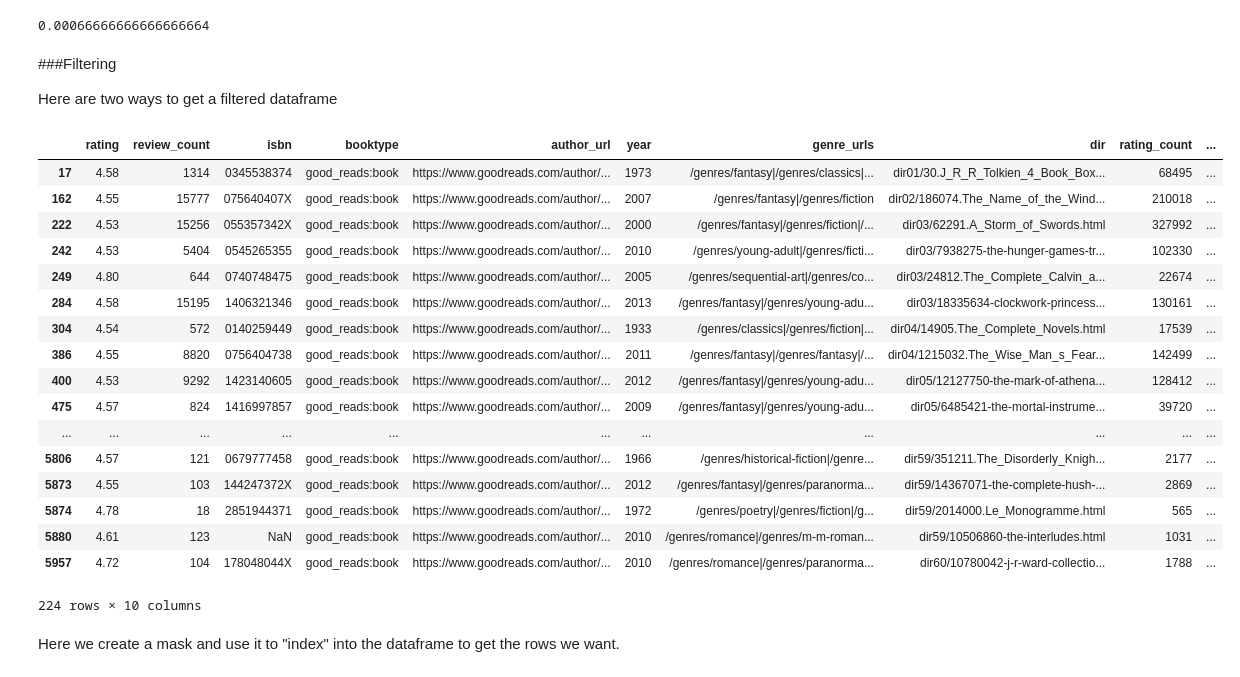
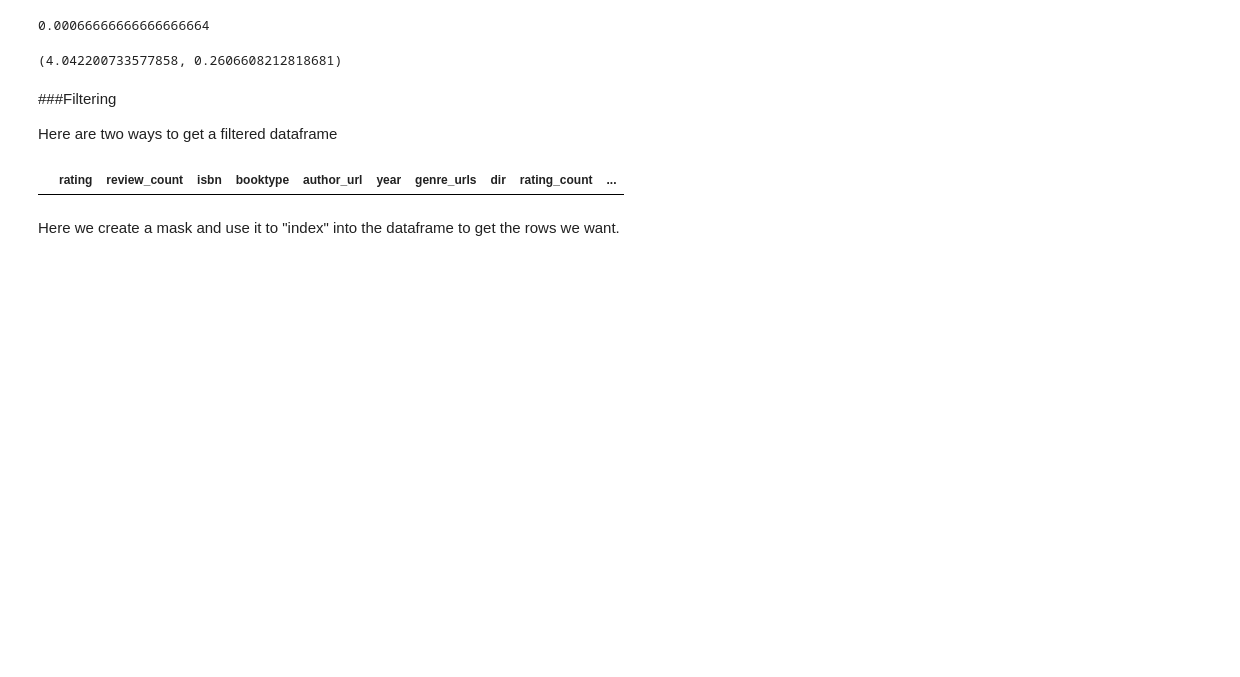
Before and after one commit to markgtl/2015lab1, a Jupyter notebook: Lab1-pythonpandas.ipynb, the cells around one changed output. Saved outputs shown, nothing was run; the diff lists cells and outputs as text; code cells hidden in the pictures; blank space fills up the shorter version.

```diff
--- a/Lab1-pythonpandas.ipynb
+++ b/Lab1-pythonpandas.ipynb
@@ -49,5 +102,5 @@ We read in some data from a CSV file. CSV files can be output by any spreadsheet
 # %%
-df=pd.read_csv("all.csv", header=None,
+df=pd.read_csv("https://raw.githubusercontent.com/markgtl/2015lab1/master/all.csv", header=None,
                names=["rating", 'review_count', 'isbn', 'booktype','author_url', 'year', 'genre_urls', 'dir','rating_count', 'name'],
 )
 df.head()
@@ -164,31 +254,18 @@ Or directly, in Pandas, which works since `df.rating < 3` is a pandas Series.
 (df.rating < 3).mean()
 # %% [output]
 0.00066666666666666664
+# %%
+df.rating.mean(), df.rating.std()
+# %% [output]
+(4.042200733577858, 0.2606608212818681)
 # %% [markdown]
 ###Filtering
 
 Here are two ways to get a filtered dataframe
 # %%
-df.query("rating > 4.5")
+df.query("rating < 0")
 # %% [output]
 |  | rating | review_count | isbn | booktype | author_url | year | genre_urls | dir | rating_count | ... |
-| 17 | 4.58 | 1314 | 0345538374 | good_reads:book | https://www.goodreads.com/author/... | 1973 | /genres/fantasy|/genres/classics|... | dir01/30.J_R_R_Tolkien_4_Book_Box... | 68495 | ... |
-| 162 | 4.55 | 15777 | 075640407X | good_reads:book | https://www.goodreads.com/author/... | 2007 | /genres/fantasy|/genres/fiction | dir02/186074.The_Name_of_the_Wind... | 210018 | ... |
-| 222 | 4.53 | 15256 | 055357342X | good_reads:book | https://www.goodreads.com/author/... | 2000 | /genres/fantasy|/genres/fiction|/... | dir03/62291.A_Storm_of_Swords.html | 327992 | ... |
-| 242 | 4.53 | 5404 | 0545265355 | good_reads:book | https://www.goodreads.com/author/... | 2010 | /genres/young-adult|/genres/ficti... | dir03/7938275-the-hunger-games-tr... | 102330 | ... |
-| 249 | 4.80 | 644 | 0740748475 | good_reads:book | https://www.goodreads.com/author/... | 2005 | /genres/sequential-art|/genres/co... | dir03/24812.The_Complete_Calvin_a... | 22674 | ... |
-| 284 | 4.58 | 15195 | 1406321346 | good_reads:book | https://www.goodreads.com/author/... | 2013 | /genres/fantasy|/genres/young-adu... | dir03/18335634-clockwork-princess... | 130161 | ... |
-| 304 | 4.54 | 572 | 0140259449 | good_reads:book | https://www.goodreads.com/author/... | 1933 | /genres/classics|/genres/fiction|... | dir04/14905.The_Complete_Novels.html | 17539 | ... |
-| 386 | 4.55 | 8820 | 0756404738 | good_reads:book | https://www.goodreads.com/author/... | 2011 | /genres/fantasy|/genres/fantasy|/... | dir04/1215032.The_Wise_Man_s_Fear... | 142499 | ... |
-| 400 | 4.53 | 9292 | 1423140605 | good_reads:book | https://www.goodreads.com/author/... | 2012 | /genres/fantasy|/genres/young-adu... | dir05/12127750-the-mark-of-athena... | 128412 | ... |
-| 475 | 4.57 | 824 | 1416997857 | good_reads:book | https://www.goodreads.com/author/... | 2009 | /genres/fantasy|/genres/young-adu... | dir05/6485421-the-mortal-instrume... | 39720 | ... |
-| ... | ... | ... | ... | ... | ... | ... | ... | ... | ... | ... |
-| 5806 | 4.57 | 121 | 0679777458 | good_reads:book | https://www.goodreads.com/author/... | 1966 | /genres/historical-fiction|/genre... | dir59/351211.The_Disorderly_Knigh... | 2177 | ... |
-| 5873 | 4.55 | 103 | 144247372X | good_reads:book | https://www.goodreads.com/author/... | 2012 | /genres/fantasy|/genres/paranorma... | dir59/14367071-the-complete-hush-... | 2869 | ... |
-| 5874 | 4.78 | 18 | 2851944371 | good_reads:book | https://www.goodreads.com/author/... | 1972 | /genres/poetry|/genres/fiction|/g... | dir59/2014000.Le_Monogramme.html | 565 | ... |
-| 5880 | 4.61 | 123 | NaN | good_reads:book | https://www.goodreads.com/author/... | 2010 | /genres/romance|/genres/m-m-roman... | dir59/10506860-the-interludes.html | 1031 | ... |
-| 5957 | 4.72 | 104 | 178048044X | good_reads:book | https://www.goodreads.com/author/... | 2010 | /genres/romance|/genres/paranorma... | dir60/10780042-j-r-ward-collectio... | 1788 | ... |
-224 rows × 10 columns
 # %% [markdown]
 Here we create a mask and use it to "index" into the dataframe to get the rows we want.
 # %%
```
Also changed, not shown: parts of 22 cells of this notebook, 1 other file.
